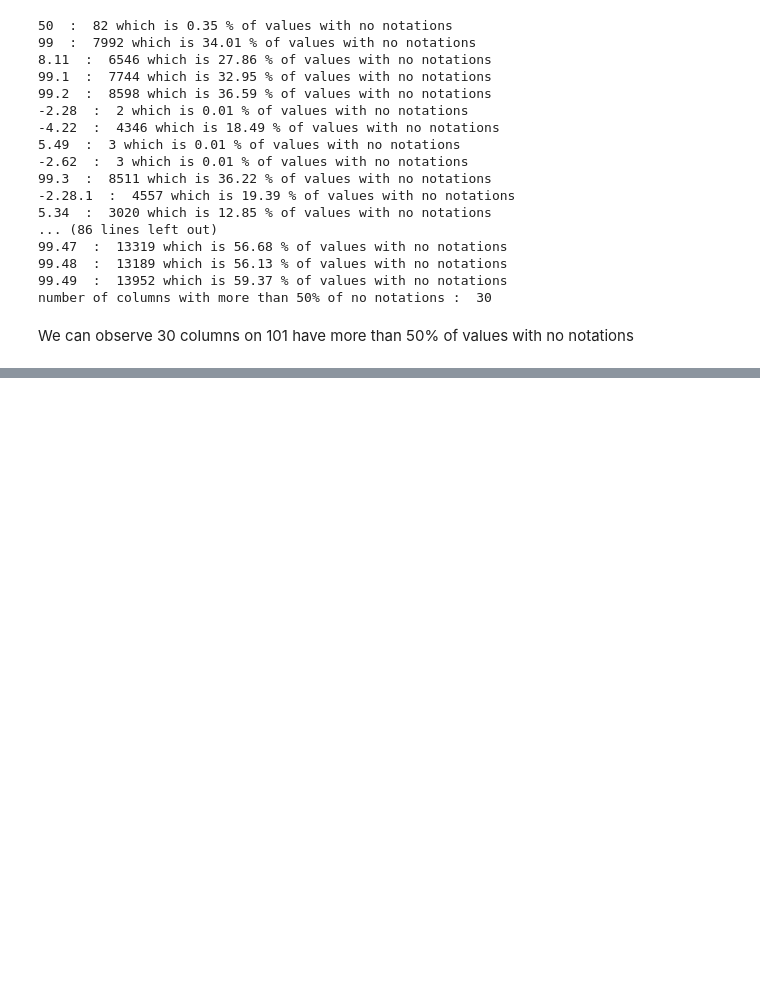
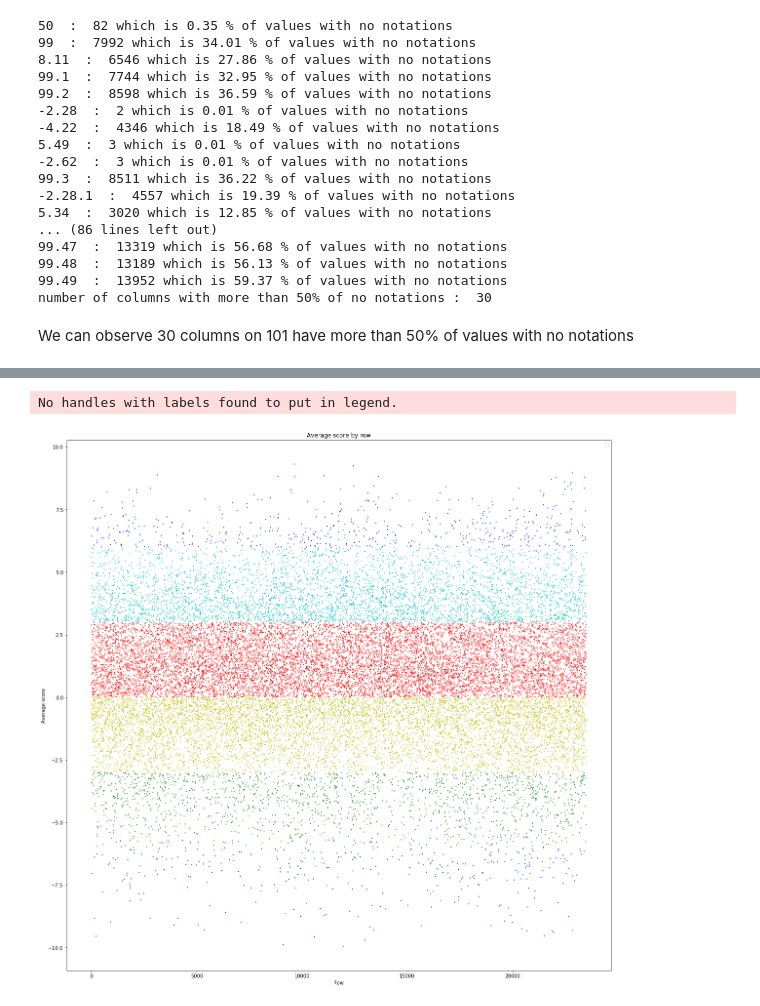
Before and after one commit to vaibhavsahu0101/Jester_AI, a Jupyter notebook: Jester_jokes_data_description.ipynb, the cells around one changed output, grey strips where cells are left out. Drawn from its saved outputs; the diff is of its cells as text; code cells hidden in the pictures; blank space fills up the shorter version.

```diff
--- a/Jester_jokes_data_description.ipynb
+++ b/Jester_jokes_data_description.ipynb
@@ -208,0 +400,25 @@ We can observe 30 columns on 101 have more than 50% of values with no notations
+# %%
+index = []
+couleurs = []
+
+for i in range(len(row_mean)):
+    index.append(i)
+    if (row_mean[i] > 0 and row_mean[i] <=3): couleurs.append("r")
+    else :
+        if (row_mean[i] < 0 and row_mean[i] >=-3): couleurs.append("y")
+        else :
+            if (row_mean[i] > 3 and row_mean[i] <6) : couleurs.append("c")
+            else :
+                if (row_mean[i] < -3 and row_mean[i] > -6) : couleurs.append("g")
+                else : couleurs.append("b")
+
+fig = plt.figure(figsize=(20, 20))
+plt.scatter(index,row_mean,c=couleurs, s=1)
+plt.legend()
+plt.xlabel('Row')
+plt.ylabel('Average score')
+plt.title("Average score by row")
+plt.show()
+# %% [output]
+No handles with labels found to put in legend.
+[figure, added]
```
Also changed, not shown: parts of 14 cells of this notebook.
